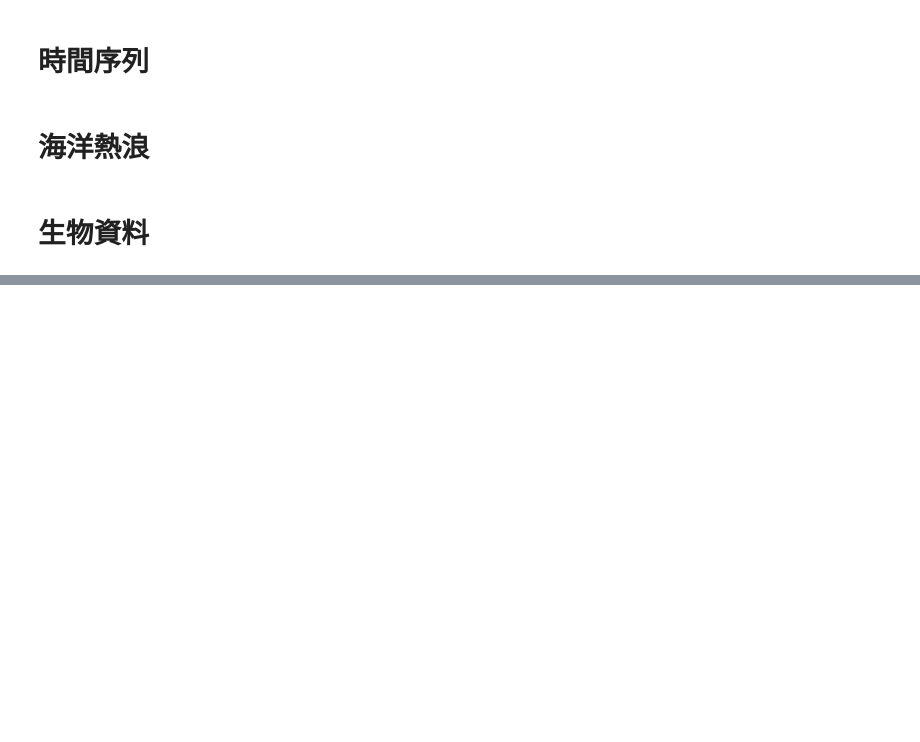
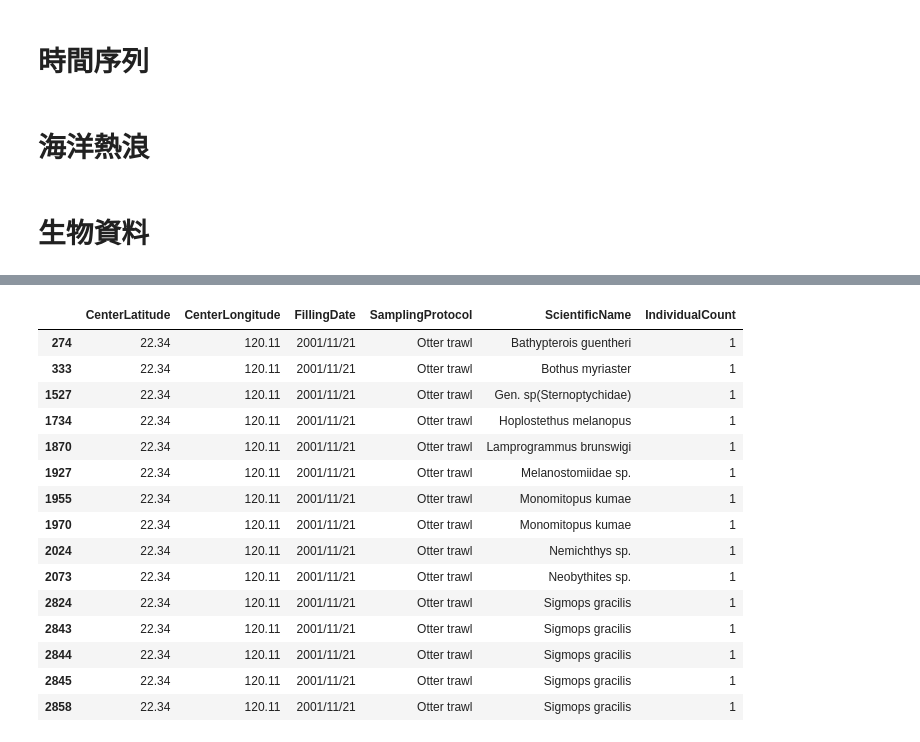
Before and after one commit to ODBapp/2025_NODASS_workshop, a Jupyter notebook: src/odb.ipynb, the cells around one changed output, grey strips where cells are left out. Saved outputs shown, nothing was run; the diff lists cells and outputs as text; code cells hidden in the pictures; blank space fills up the shorter version.

```diff
--- a/src/odb.ipynb
+++ b/src/odb.ipynb
@@ -527,0 +539,4 @@ plt.show()
+# %%
+# NODASS
+nodass = pd.read_csv('biodata_NODASS_deepfish.csv')
+nodass.head()
@@ -527,0 +664,10 @@ plt.show()
+# %%
+# Sampling Protocol
+nodass['gearType'] = nodass['SamplingProtocol'].apply(
+    lambda x: 'beam_trawl' if isinstance(x, str) and 'beam trawl' in x.lower()
+    else x.lower().replace(' ', '_') if isinstance(x, str)
+    else x
+)
+
+# check result
+column_inspector(nodass, 'gearType')
@@ -527,0 +683,22 @@ plt.show()
+# %%
+# Organism Quantity
+nodass.sort_values(by=['FillingDate','CenterLongitude', 'CenterLatitude','SamplingProtocol','ScientificName'], ascending=True, inplace=True)
+nodass[['CenterLatitude','CenterLongitude','FillingDate','SamplingProtocol','ScientificName','IndividualCount']].head(15)
+# >> no sampling effort & eventID information, hard to quantify... remember to 'unique' before analyze
+# %% [output]
+|  | CenterLatitude | CenterLongitude | FillingDate | SamplingProtocol | ScientificName | IndividualCount |
+| 274 | 22.34 | 120.11 | 2001/11/21 | Otter trawl | Bathypterois guentheri | 1 |
+| 333 | 22.34 | 120.11 | 2001/11/21 | Otter trawl | Bothus myriaster | 1 |
+| 1527 | 22.34 | 120.11 | 2001/11/21 | Otter trawl | Gen. sp(Sternoptychidae) | 1 |
+| 1734 | 22.34 | 120.11 | 2001/11/21 | Otter trawl | Hoplostethus melanopus | 1 |
+| 1870 | 22.34 | 120.11 | 2001/11/21 | Otter trawl | Lamprogrammus brunswigi | 1 |
+| 1927 | 22.34 | 120.11 | 2001/11/21 | Otter trawl | Melanostomiidae sp. | 1 |
+| 1955 | 22.34 | 120.11 | 2001/11/21 | Otter trawl | Monomitopus kumae | 1 |
+| 1970 | 22.34 | 120.11 | 2001/11/21 | Otter trawl | Monomitopus kumae | 1 |
+| 2024 | 22.34 | 120.11 | 2001/11/21 | Otter trawl | Nemichthys sp. | 1 |
+| 2073 | 22.34 | 120.11 | 2001/11/21 | Otter trawl | Neobythites sp. | 1 |
+| 2824 | 22.34 | 120.11 | 2001/11/21 | Otter trawl | Sigmops gracilis | 1 |
+| 2843 | 22.34 | 120.11 | 2001/11/21 | Otter trawl | Sigmops gracilis | 1 |
+| 2844 | 22.34 | 120.11 | 2001/11/21 | Otter trawl | Sigmops gracilis | 1 |
+| 2845 | 22.34 | 120.11 | 2001/11/21 | Otter trawl | Sigmops gracilis | 1 |
+| 2858 | 22.34 | 120.11 | 2001/11/21 | Otter trawl | Sigmops gracilis | 1 |
```
Also changed, not shown: parts of 26 cells of this notebook.
